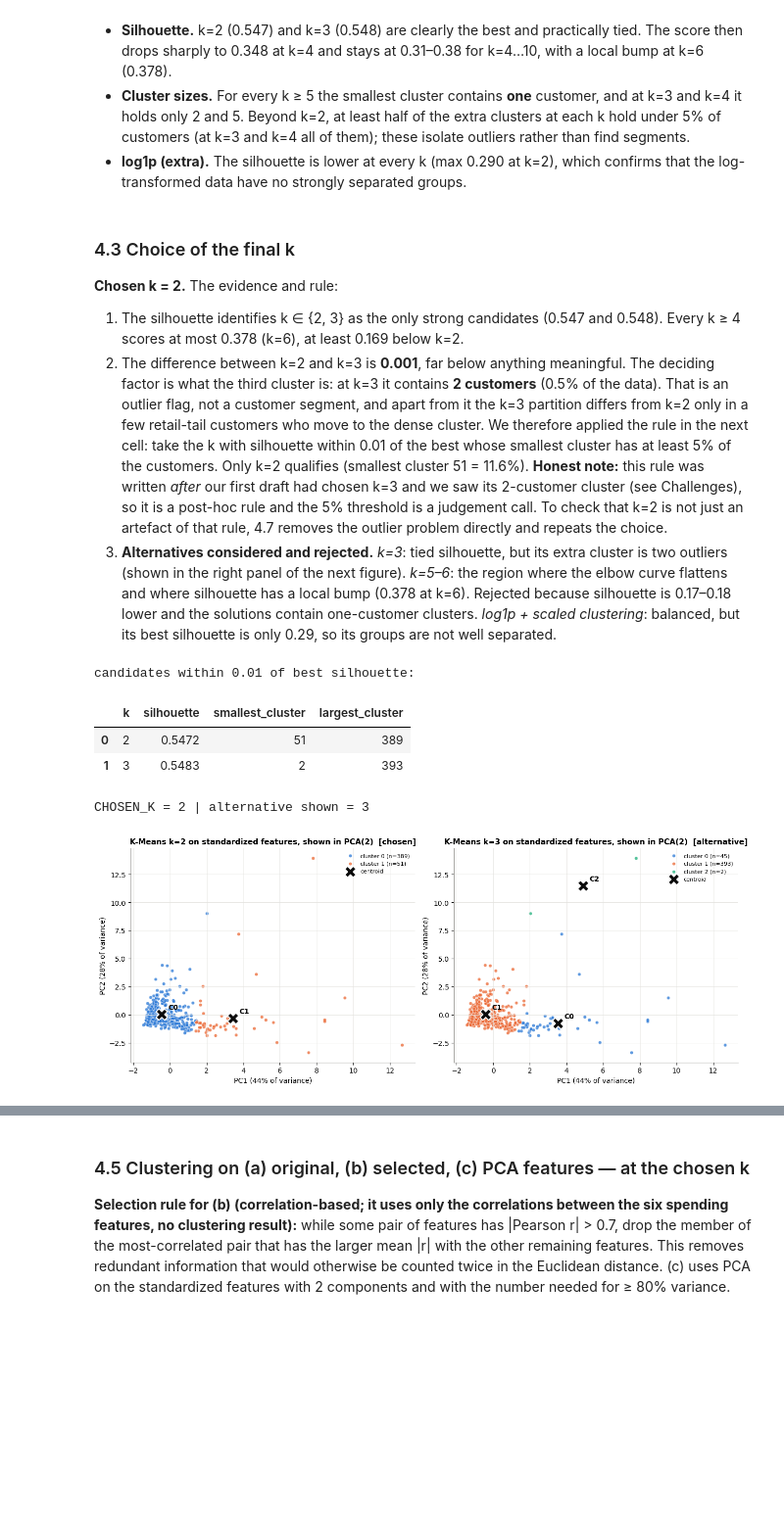
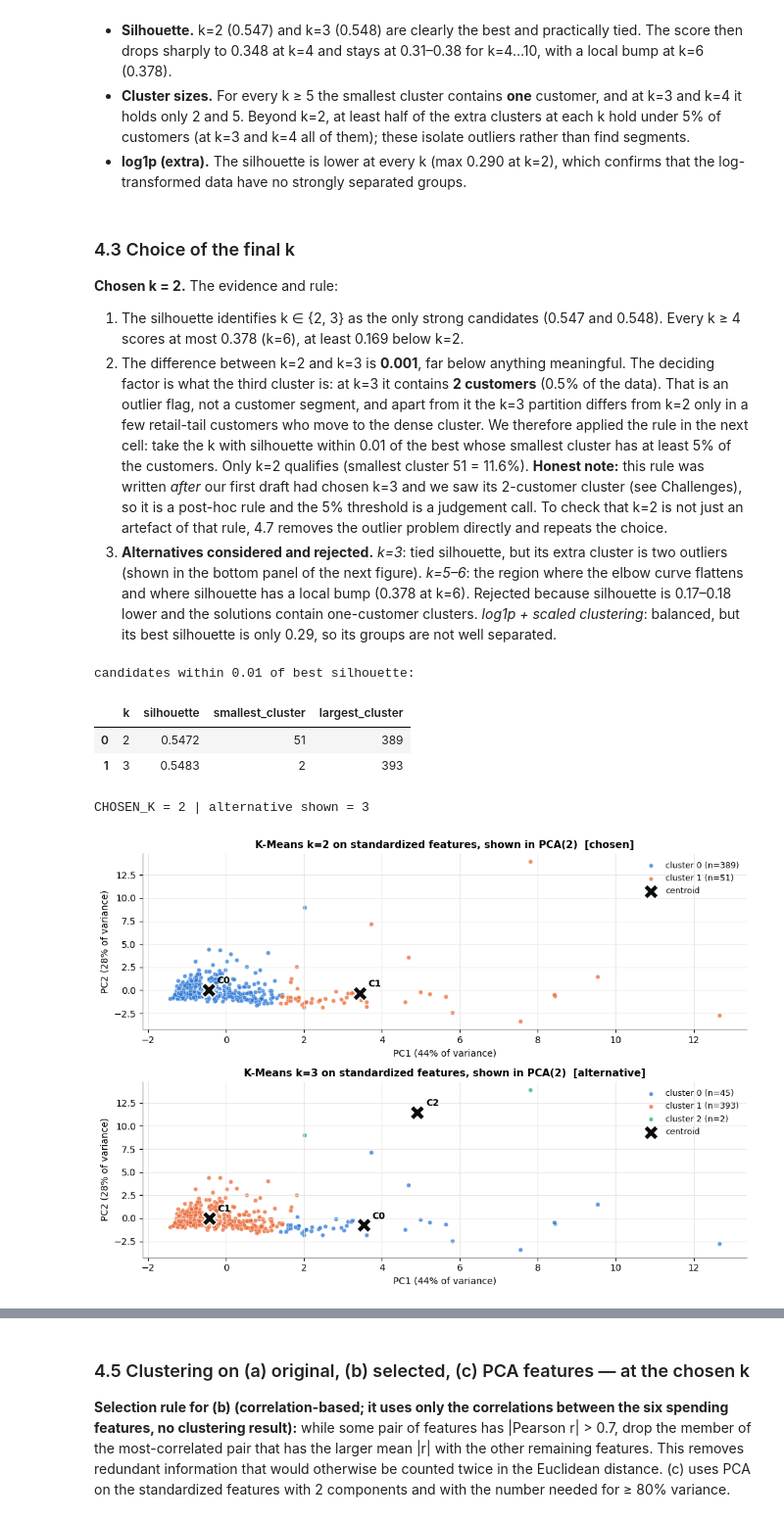
Before and after one commit to afel6/coe305-ml-project, a Jupyter notebook: notebook.ipynb, the cells around one changed output, grey strips where cells are left out. Shown at 98% size. Cells and saved outputs as stored; diff of their text form; code cells hidden in the pictures; blank space fills up the shorter version.

```diff
--- a/notebook.ipynb
+++ b/notebook.ipynb
@@ -903,7 +903,7 @@ desc["skew_after_log1p"] = np.log1p(Xw).skew()
 t4_desc = save_table(desc.reset_index().rename(columns={"index": "feature"}), "t4_summary_statistics")
 display(t4_desc.round(2))
 
-fig, axes = plt.subplots(2, 6, figsize=(16, 5.5))
+fig, axes = plt.subplots(4, 3, figsize=(10, 8.6)); axes = axes.reshape(2, 6)    # raw spend in rows 1-2, log1p in rows 3-4
 for j, f in enumerate(SPEND):
     axes[0, j].hist(Xw[f], bins=30, color=PALETTE[0], edgecolor="white", linewidth=0.5)
     axes[0, j].set(title=f"{f}\nskew = {Xw[f].skew():.2f}", xlabel="annual spend (m.u.)")
@@ -1037,7 +1037,7 @@ fig.tight_layout(); save_fig(fig, "t4_elbow_silhouette"); plt.show()
 **Chosen k = 2.** The evidence and rule:
 1. The silhouette identifies k ∈ {2, 3} as the only strong candidates (0.547 and 0.548). Every k ≥ 4 scores at most 0.378 (k=6), at least 0.169 below k=2.
 2. The difference between k=2 and k=3 is **0.001**, far below anything meaningful. The deciding factor is what the third cluster is: at k=3 it contains **2 customers** (0.5% of the data). That is an outlier flag, not a customer segment, and apart from it the k=3 partition differs from k=2 only in a few retail-tail customers who move to the dense cluster. We therefore applied the rule in the next cell: take the k with silhouette within 0.01 of the best whose smallest cluster has at least 5% of the customers. Only k=2 qualifies (smallest cluster 51 = 11.6%). **Honest note:** this rule was written *after* our first draft had chosen k=3 and we saw its 2-customer cluster (see Challenges), so it is a post-hoc rule and the 5% threshold is a judgement call. To check that k=2 is not just an artefact of that rule, 4.7 removes the outlier problem directly and repeats the choice.
-3. **Alternatives considered and rejected.** *k=3*: tied silhouette, but its extra cluster is two outliers (shown in the right panel of the next figure). *k=5–6*: the region where the elbow curve flattens and where silhouette has a local bump (0.378 at k=6). Rejected because silhouette is 0.17–0.18 lower and the solutions contain one-customer clusters. *log1p + scaled clustering*: balanced, but its best silhouette is only 0.29, so its groups are not well separated.
+3. **Alternatives considered and rejected.** *k=3*: tied silhouette, but its extra cluster is two outliers (shown in the bottom panel of the next figure). *k=5–6*: the region where the elbow curve flattens and where silhouette has a local bump (0.378 at k=6). Rejected because silhouette is 0.17–0.18 lower and the solutions contain one-customer clusters. *log1p + scaled clustering*: balanced, but its best silhouette is only 0.29, so its groups are not well separated.
 # %%
 # Selection rule (formulated after the first draft, see 4.3 and Challenges): among k whose silhouette is within 0.01 of the best,
 # keep only partitions whose smallest cluster holds >= 5% of customers (a cluster of 1-5 shops is an
@@ -1046,34 +1046,34 @@ best_sil = t4_sweep.silhouette.max()
 ok = t4_sweep[(t4_sweep.silhouette >= best_sil - 0.01) & (t4_sweep.smallest_cluster >= 0.05 * len(Xw))]
 CHOSEN_K = int(ok.sort_values(["silhouette", "k"], ascending=[False, True]).k.iloc[0])
 ALT_K = int(t4_sweep.loc[t4_sweep.silhouette.idxmax(), "k"]) if CHOSEN_K != t4_sweep.loc[t4_sweep.silhouette.idxmax(), "k"] else 3
 print("candidates within 0.01 of best silhouette:"); display(t4_sweep[t4_sweep.silhouette >= best_sil - 0.01][["k", "silhouette", "smallest_cluster", "largest_cluster"]].round(4))
 print("CHOSEN_K =", CHOSEN_K, "| alternative shown =", ALT_K)
 KEY["T4 chosen k"] = CHOSEN_K
 KEY["T4 silhouette at chosen k (standardized)"] = t4_sweep.loc[t4_sweep.k == CHOSEN_K, "silhouette"].item()
 
 pca2 = PCA(n_components=2, random_state=SEED).fit(Z_std)
 P = pca2.transform(Z_std)
-fig, axes = plt.subplots(1, 2, figsize=(13, 5.2))
+fig, axes = plt.subplots(2, 1, figsize=(10, 7))
 for ax, k in zip(axes, [CHOSEN_K, ALT_K]):
     m = km(k).fit(Z_std)
     C = pca2.transform(m.cluster_centers_)
     for c in range(k):
         msk = m.labels_ == c
         ax.scatter(P[msk, 0], P[msk, 1], s=22, alpha=0.75, color=PALETTE[c], edgecolor="white", linewidth=0.4,
                    label=f"cluster {c} (n={msk.sum()})")
     ax.scatter(C[:, 0], C[:, 1], marker="X", s=260, color="#0b0b0b", edgecolor="white", linewidth=1.5, zorder=5, label="centroid")
     for c in range(k):
         ax.annotate(f"C{c}", C[c], textcoords="offset points", xytext=(9, 7), fontsize=10, fontweight="bold")
     ax.set(xlabel=f"PC1 ({pca2.explained_variance_ratio_[0]:.0%} of variance)",
            ylabel=f"PC2 ({pca2.explained_variance_ratio_[1]:.0%} of variance)",
            title=f"K-Means k={k} on standardized features, shown in PCA(2)" + ("  [chosen]" if k == CHOSEN_K else "  [alternative]"))
-    ax.legend(fontsize=8, loc="upper right")
+    ax.legend(fontsize=9, loc="upper right")
 fig.tight_layout(); save_fig(fig, "t4_pca_clusters"); plt.show()
 # %% [output]
 candidates within 0.01 of best silhouette:
 |  | k | silhouette | smallest_cluster | largest_cluster |
 | 0 | 2 | 0.5472 | 51 | 389 |
 | 1 | 3 | 0.5483 | 2 | 393 |
 CHOSEN_K = 2 | alternative shown = 3
-[figure, old version]
+[figure, new version]
 # %% [markdown]
```
Also changed, not shown: parts of 16 cells of this notebook, 14 other files.
